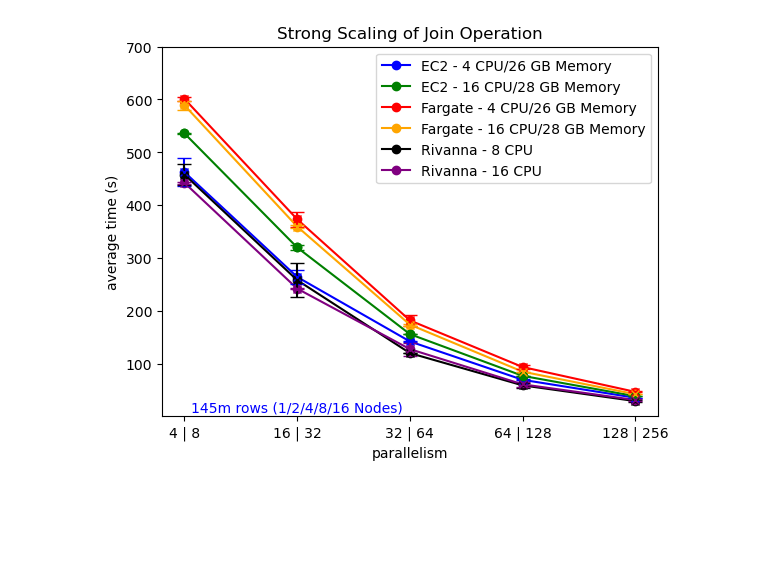
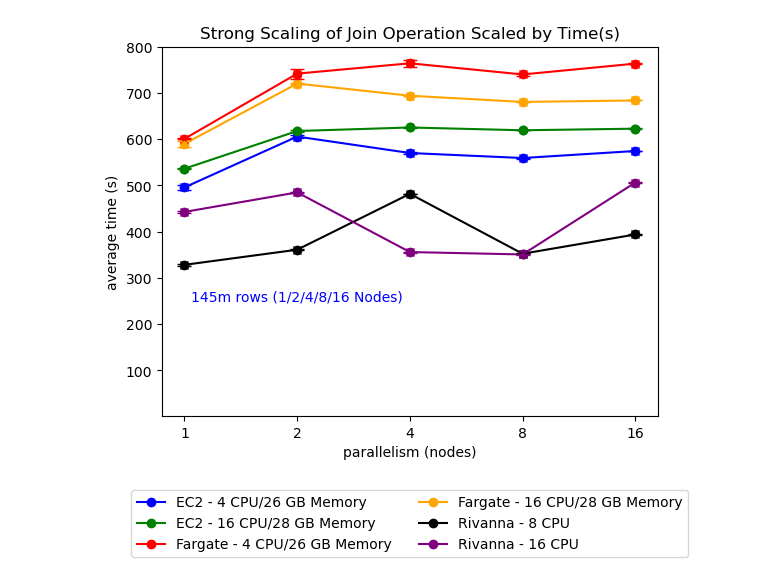
Before and after one commit to mstaylor/cylon, a Jupyter notebook: target/aws/scripts/notebooks/Join_Weak_Scaling_quals2.ipynb, the cells around one changed output. Saved outputs shown, nothing was run; the diff lists cells and outputs as text; code cells hidden in the pictures; blank space fills up the shorter version.

```diff
--- a/target/aws/scripts/notebooks/Join_Weak_Scaling_quals2.ipynb
+++ b/target/aws/scripts/notebooks/Join_Weak_Scaling_quals2.ipynb
@@ -53,57 +266,58 @@ plt.show()
 import matplotlib.pyplot as plt
 
 # Given data
-world_size = ['4 | 8', '16 | 32', '32 | 64', '64 | 128', '128 | 256']
-ec2_4_26 = [462.5835506, 264.38262, 142.4376676, 69.86648399, 35.88257558]
-ec2_16_28 = [535.9114144, 320.1807526, 156.2365458, 77.36085331, 38.89793038]
-fargate_4_26 = [601.1511541, 373.5013618, 182.2381624, 94.04020221, 47.02212781]
-fargate_16_28 = [589.1162409, 359.7128496, 174.1687718, 85.25048847, 42.62524888]
-rivanna_8 = [457.9294915, 258.3391725, 120.3883617, 59.3476273, 29.59996291]
-rivanna_16 = [442.3928684, 242.3194724, 127.8436899, 61.28556398, 31.62299151]
+world_size = ['1', '2', '4', '8', '16']
+ec2_4_26 = [495.4078959, 302.6540859*2, 142.4376676*4, 69.86648399*8, 35.88257558*16]
+ec2_16_28 = [535.9114144, 308.6439486*2, 156.2365458*4, 77.36085331*8, 38.89793038*16]
+fargate_4_26 = [600.4013957,370.675751*2, 190.9241916*4, 92.44666022*8, 47.68765814*16 ]
+fargate_16_28 = [589.6514282, 359.9262111*2, 173.3963722*4, 85.02315068*8, 42.71290874*16]
+rivanna_8 = [328.0201343, 180.3587491*2, 120.3883617*4, 44.00059174*8, 24.60217872*16]
+rivanna_16 = [442.3928684, 242.3194724*2, 88.91326633*4, 43.80879474*8, 31.62299151*16]
 
 
-ec2_4_26_err = [25.88434701, 13.87669822, 1.390112323, 1.087893747, 0.4623471109]
-ec2_16_28_err = [1.40583098, 4.85422078, 0.6611290868, 0.2772395205, 0.5265379111]
-fargate_4_26_err = [3.278965339, 14.47352092, 10.88193767, 3.979977724, 1.113070096]
-fargate_16_28_err = [8.661617751, 2.375249614, 1.621289429, 0.2713956992, 0.1682908696]
-rivanna_8_err = [20.0911104, 32.51204252, 0.663205159, 5.217412307, 1.85087952]
-rivanna_16_err = [1.675233477, 0.630348115, 12.32624147, 4.677823518, 1.363729364]
+ec2_4_26_err = [4.754580205, 2.778065113, 1.390112323, 1.087893747, 0.4623471109]
+ec2_16_28_err = [1.40583098, 2.646770157, 0.6611290868, 0.2772395205, 0.5265379111]
+fargate_4_26_err = [1.422870019, 10.69626568, 7.278391911, 2.416088111, 1.1174448]
+fargate_16_28_err = [5.888048933, 0.7656770765, 0.1858480036, 0.04901695341, 0.0007517733369]
+rivanna_8_err = [1.908969754, 0.9143426026, 0.663205159, 0.6188113329, 1.979514289]
+rivanna_16_err = [1.675233477, 0.630348115, 1.034757767, 0.546081538, 1.363729364]
 
 
 # Create a line chart
 plt.plot(world_size, ec2_4_26, marker='o', color='b', label='EC2 - 4 CPU/26 GB Memory')
 plt.plot(world_size, ec2_16_28, marker='o', color='g', label='EC2 - 16 CPU/28 GB Memory')
 plt.plot(world_size, fargate_4_26, marker='o', color='r', label='Fargate - 4 CPU/26 GB Memory')
 plt.plot(world_size, fargate_16_28, marker='o', color='orange', label='Fargate - 16 CPU/28 GB Memory')
 plt.plot(world_size, rivanna_8, marker='o', color='black', label='Rivanna - 8 CPU')
 plt.plot(world_size, rivanna_16, marker='o', color='purple', label='Rivanna - 16 CPU')
 
 
 plt.errorbar(world_size, ec2_4_26, yerr=ec2_4_26_err, fmt='x', color='b', ecolor='b', capsize=5)
 plt.errorbar(world_size, ec2_16_28, yerr=ec2_16_28_err, fmt='o', color='g', ecolor='g', capsize=5)
 plt.errorbar(world_size, fargate_4_26, yerr=fargate_4_26_err, fmt='x', color='r', ecolor='r', capsize=5)
 plt.errorbar(world_size, fargate_16_28, yerr=fargate_16_28_err, fmt='x', color='orange', ecolor='orange', capsize=5)
 plt.errorbar(world_size, rivanna_8, yerr=rivanna_8_err, fmt='x', color='black', ecolor='black', capsize=5)
 plt.errorbar(world_size, rivanna_16, yerr=rivanna_16_err, fmt='x', color='purple', ecolor='purple', capsize=5)
 
+
 custom_text = "145m rows (1/2/4/8/16 Nodes)"
-plt.text(1, 10, custom_text, fontsize=10, color='blue', ha='center')
+plt.text(1, 250, custom_text, fontsize=10, color='blue', ha='center')
 
-plt.ylim(1, 700)
+plt.ylim(1, 800)
 
 plt.xticks(world_size)
 
 # Add labels and title
-plt.xlabel('parallelism')
+plt.xlabel('parallelism (nodes)')
 plt.ylabel('average time (s)')
-plt.title('Strong Scaling of Join Operation')
+plt.title('Strong Scaling of Join Operation Scaled by Time(s)')
 
 # Add a legend
-plt.legend()
+plt.legend(loc="lower center", bbox_to_anchor=(0.5, -0.4), ncol=2)
 
 plt.savefig('join-s-scaling.svg', format='svg')
 
 # Display the chart
 plt.show()
 # %% [output]
-[figure, old version]
+[figure, new version]
```
Also changed, not shown: parts of 11 cells of this notebook, 1 other file.
